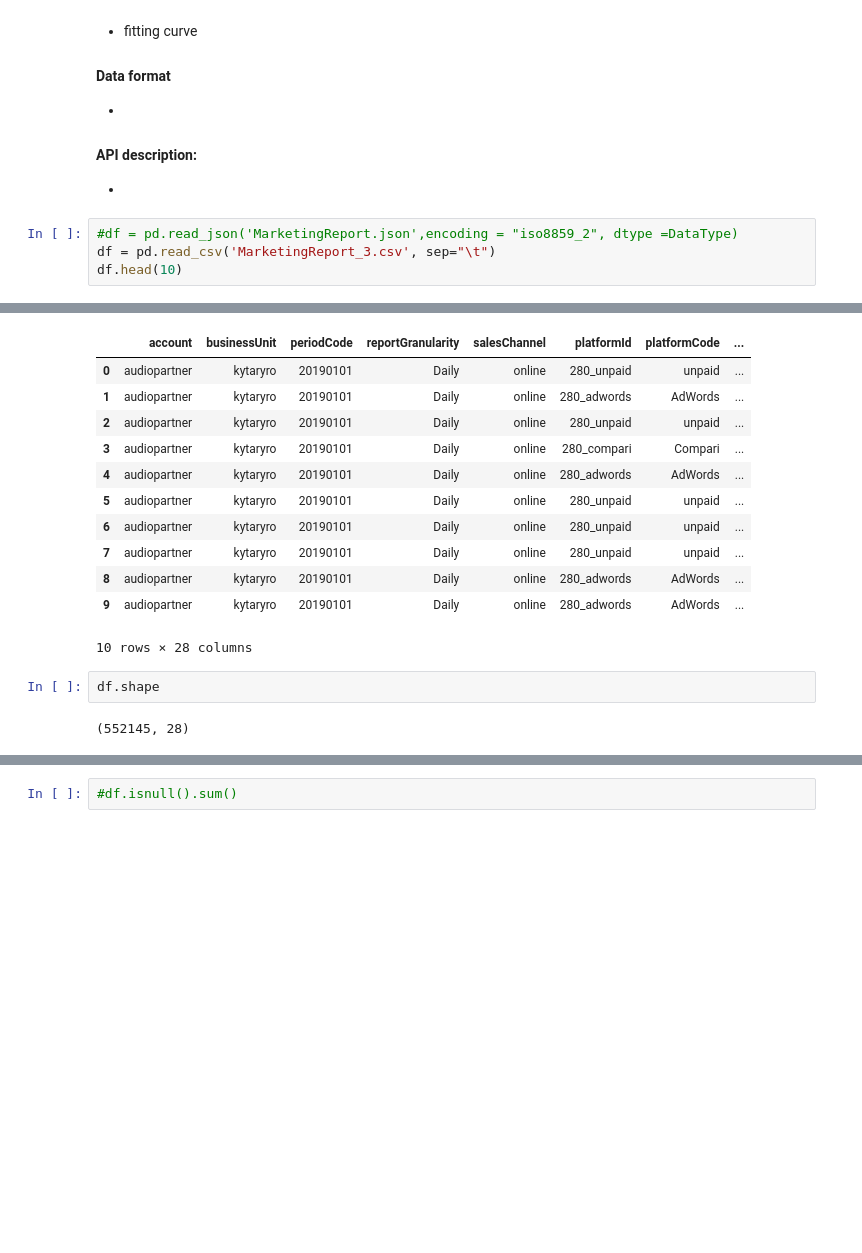
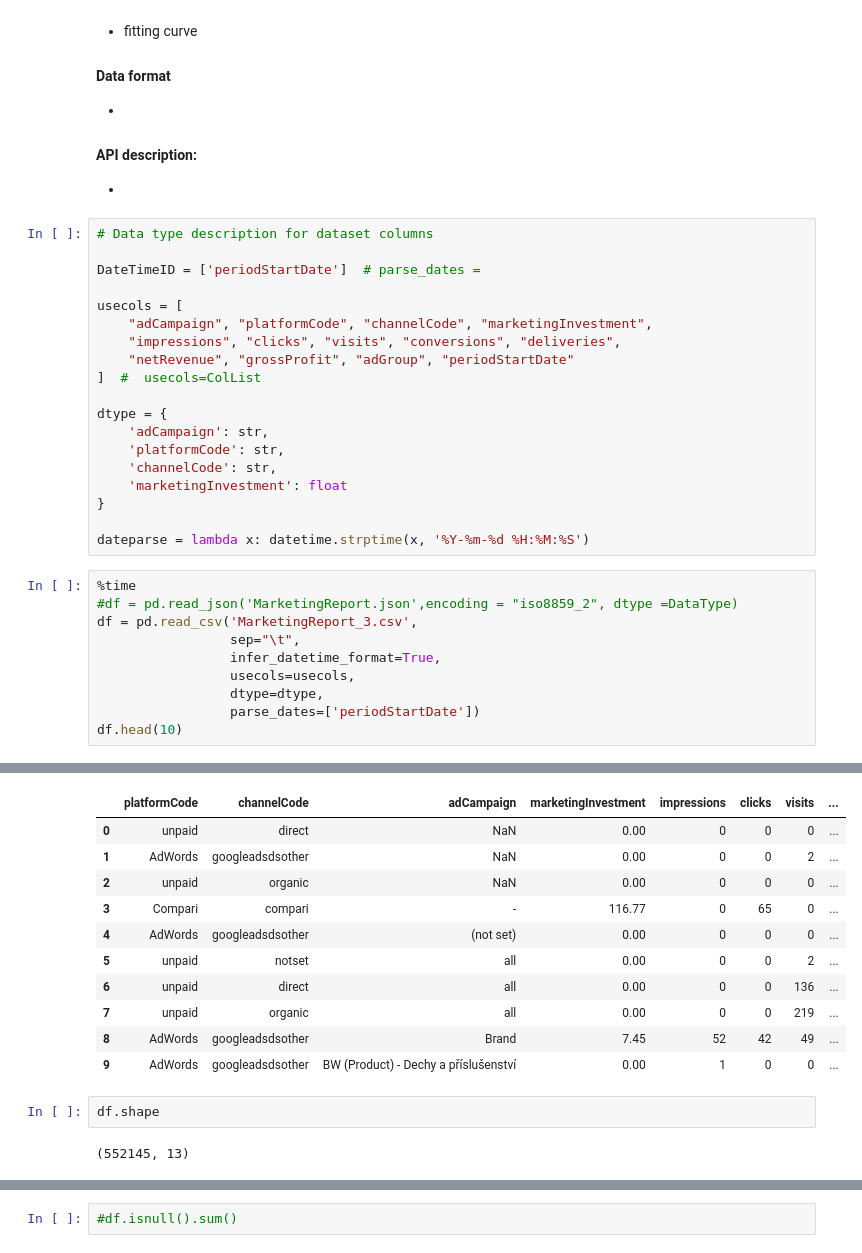
Before and after one commit to krivolapov/roivenue_test, a Jupyter notebook: Data_analysis.ipynb, the cells around one changed output, grey strips where cells are left out. Drawn from its saved outputs; the diff is of its cells as text; blank space fills up the shorter version.

```diff
--- a/Data_analysis.ipynb
+++ b/Data_analysis.ipynb
@@ -31,8 +38,33 @@ pd.options.plotting.backend = "plotly"
 
 #### API description:
 *
+# %%
+# Data type description for dataset columns
+
+DateTimeID = ['periodStartDate']  # parse_dates =
+
+usecols = [
+    "adCampaign", "platformCode", "channelCode", "marketingInvestment",
+    "impressions", "clicks", "visits", "conversions", "deliveries",
+    "netRevenue", "grossProfit", "adGroup", "periodStartDate"
+]  #  usecols=ColList
+
+dtype = {
+    'adCampaign': str,
+    'platformCode': str,
+    'channelCode': str,
+    'marketingInvestment': float
+}
+
+dateparse = lambda x: datetime.strptime(x, '%Y-%m-%d %H:%M:%S')
 # %%
+%time
 #df = pd.read_json('MarketingReport.json',encoding = "iso8859_2", dtype =DataType)
-df = pd.read_csv('MarketingReport_3.csv', sep="\t")
+df = pd.read_csv('MarketingReport_3.csv',
+                 sep="\t",
+                 infer_datetime_format=True,
+                 usecols=usecols,
+                 dtype=dtype,
+                 parse_dates=['periodStartDate'])
 df.head(10)
 # %% [output]
@@ -40,19 +72,18 @@ Columns (9) have mixed types.Specify dtype option on import or set low_memory=Fa
-|  | account | businessUnit | periodCode | reportGranularity | salesChannel | platformId | platformCode | ... |
-| 0 | audiopartner | kytaryro | 20190101 | Daily | online | 280_unpaid | unpaid | ... |
-| 1 | audiopartner | kytaryro | 20190101 | Daily | online | 280_adwords | AdWords | ... |
-| 2 | audiopartner | kytaryro | 20190101 | Daily | online | 280_unpaid | unpaid | ... |
-| 3 | audiopartner | kytaryro | 20190101 | Daily | online | 280_compari | Compari | ... |
-| 4 | audiopartner | kytaryro | 20190101 | Daily | online | 280_adwords | AdWords | ... |
-| 5 | audiopartner | kytaryro | 20190101 | Daily | online | 280_unpaid | unpaid | ... |
-| 6 | audiopartner | kytaryro | 20190101 | Daily | online | 280_unpaid | unpaid | ... |
-| 7 | audiopartner | kytaryro | 20190101 | Daily | online | 280_unpaid | unpaid | ... |
-| 8 | audiopartner | kytaryro | 20190101 | Daily | online | 280_adwords | AdWords | ... |
-| 9 | audiopartner | kytaryro | 20190101 | Daily | online | 280_adwords | AdWords | ... |
+|  | platformCode | channelCode | adCampaign | marketingInvestment | impressions | clicks | visits | ... |
+| 0 | unpaid | direct | NaN | 0.00 | 0 | 0 | 0 | ... |
+| 1 | AdWords | googleadsdsother | NaN | 0.00 | 0 | 0 | 2 | ... |
+| 2 | unpaid | organic | NaN | 0.00 | 0 | 0 | 0 | ... |
+| 3 | Compari | compari | - | 116.77 | 0 | 65 | 0 | ... |
+| 4 | AdWords | googleadsdsother | (not set) | 0.00 | 0 | 0 | 0 | ... |
+| 5 | unpaid | notset | all | 0.00 | 0 | 0 | 2 | ... |
+| 6 | unpaid | direct | all | 0.00 | 0 | 0 | 136 | ... |
+| 7 | unpaid | organic | all | 0.00 | 0 | 0 | 219 | ... |
+| 8 | AdWords | googleadsdsother | Brand | 7.45 | 52 | 42 | 49 | ... |
+| 9 | AdWords | googleadsdsother | BW (Product) - Dechy a příslušenství | 0.00 | 1 | 0 | 0 | ... |
-10 rows × 28 columns
 # %%
 df.shape
 # %% [output]
-(552145, 28)
+(552145, 13)
 # %%
 df["periodStartDate"].head()
 # %% [output]
```
Also changed, not shown: parts of 93 cells of this notebook, 15 other files.
